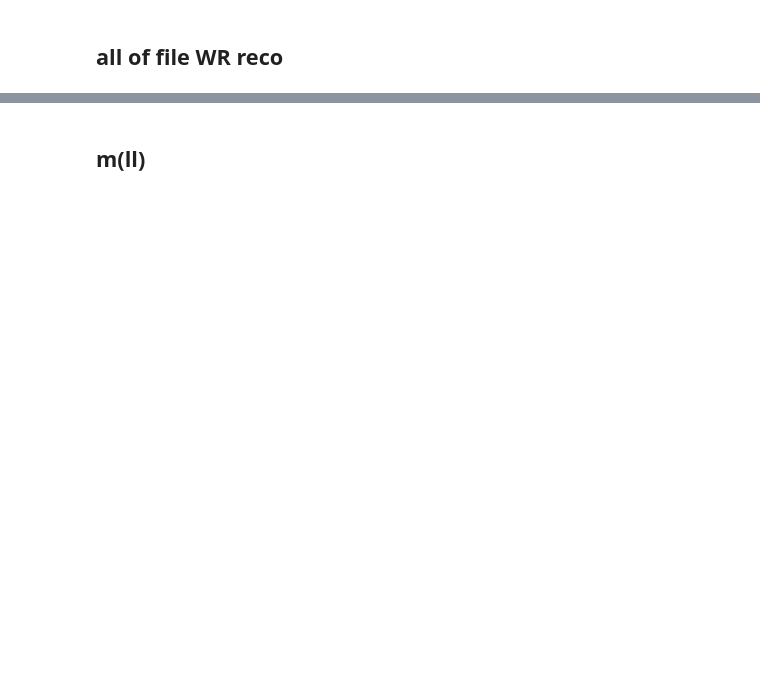
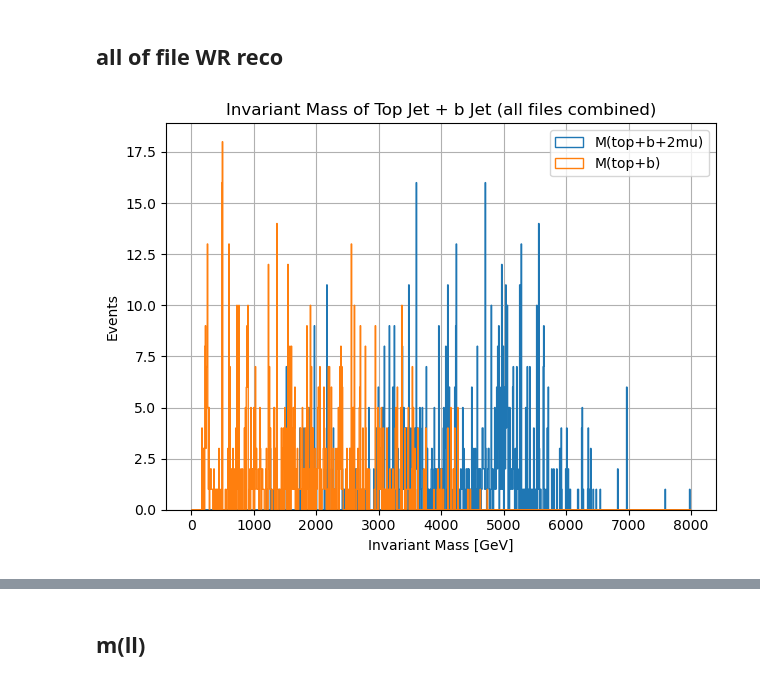
Before and after one commit to HEPchihwan/LRSM_tb_channel, a Jupyter notebook: SAMPLEPRODUCTION/using matrix/Detectorlevel_reco_nocut.ipynb, the cells around one changed output, grey strips where cells are left out. Saved outputs shown, nothing was run; the diff lists cells and outputs as text; code cells hidden in the pictures; blank space fills up the shorter version.

```diff
--- a/SAMPLEPRODUCTION/using matrix/Detectorlevel_reco_nocut.ipynb
+++ b/SAMPLEPRODUCTION/using matrix/Detectorlevel_reco_nocut.ipynb
@@ -399,6 +477,8 @@ all_mtb = []
 total_wr = []
 m_n1_list = []
 m_n2_list = []
+event_numbers = 0
+
 
 # tqdm으로 파일 리스트 순회
 for sample in tqdm(file_list, desc="Processing ROOT files"):
@@ -410,7 +490,7 @@ for sample in tqdm(file_list, desc="Processing ROOT files"):
     top_eta = events["FatJet_eta"].array()
     top_phi = events["FatJet_phi"].array()
     top_mass = events["FatJet_mass"].array()
-
+    eventnumber = len(top_pt)
     b_score = events["Jet_btagPNetB"].array()
     b_pt = events["Jet_pt"].array()
     b_eta = events["Jet_eta"].array()
@@ -491,30 +571,33 @@ for sample in tqdm(file_list, desc="Processing ROOT files"):
         "pt": mu_pt[:, 1],
         "eta": mu_eta[:, 1],
         "phi": mu_phi[:, 1],
         "mass": mu_mass[:, 1],
     })
 
     m_tb = (topjet + bjet).mass
     m_wr = (topjet + bjet + lead_mu + sublead_mu).mass
     m_n1 = (topjet + bjet +lead_mu).mass
     m_n2 = (topjet + bjet + sublead_mu).mass
     all_mtb.append(m_tb)
     total_wr.append(m_wr)
     m_n1_list.append(m_n1)
     m_n2_list.append(m_n2)
+    event_numbers += eventnumber
 
 # 병합
 all_mtb = ak.concatenate(all_mtb)
 all_wr = ak.concatenate(total_wr)
 m_n1_list = ak.concatenate(m_n1_list)
 m_n2_list = ak.concatenate(m_n2_list)
 # 히스토그램
 plt.hist(ak.to_numpy(all_wr), bins=1000, range=(0, 8000), histtype='step', label='M(top+b+2mu)')
 plt.hist(ak.to_numpy(all_mtb), bins=1000, range=(0, 8000), histtype='step', label='M(top+b)')
 plt.xlabel("Invariant Mass [GeV]")
 plt.ylabel("Events")
 plt.title("Invariant Mass of Top Jet + b Jet (all files combined)")
 plt.grid(True)
 plt.legend()
 plt.tight_layout()
 plt.show()
+# %% [output]
+[figure, added]
```
Also changed, not shown: parts of 9 cells of this notebook, 3 other files.
